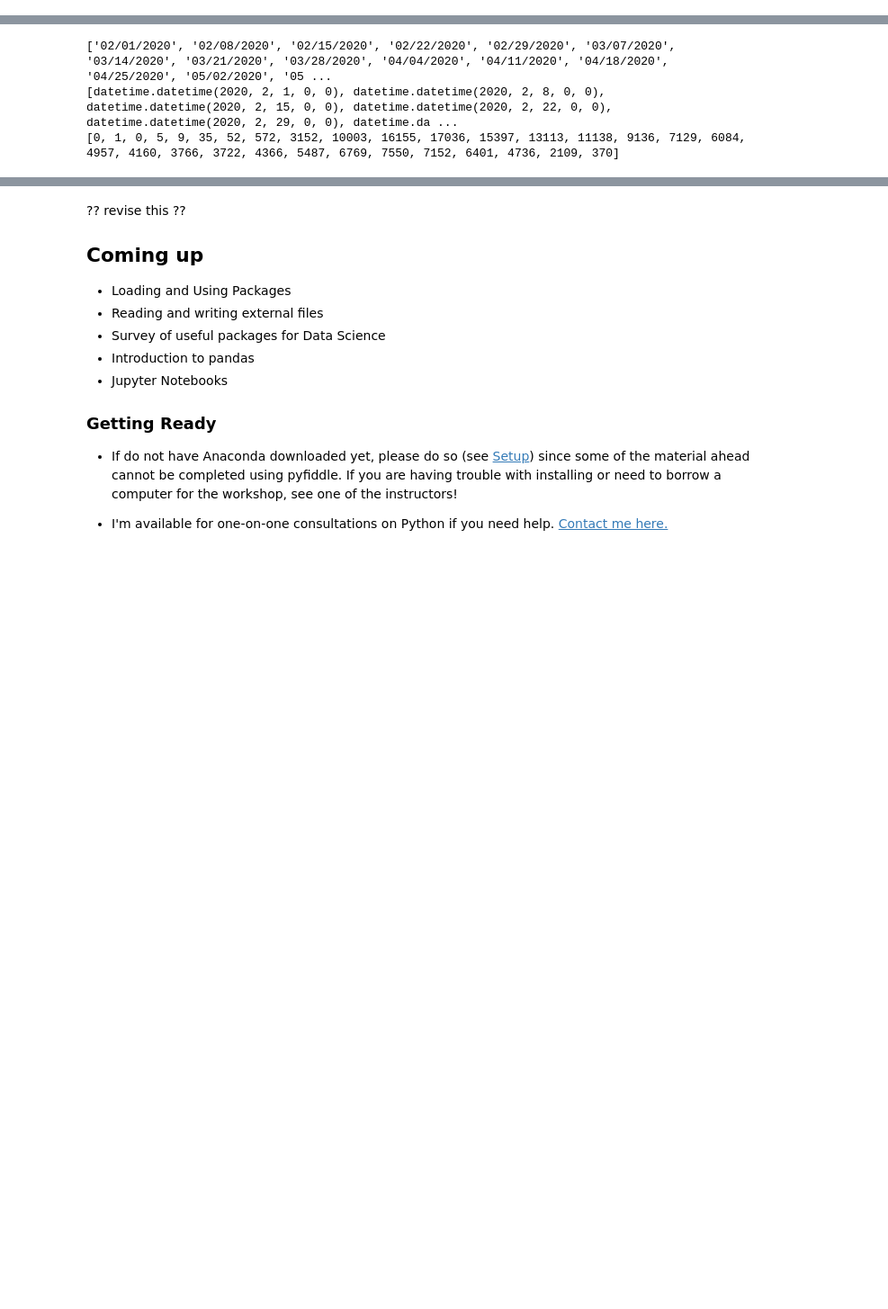
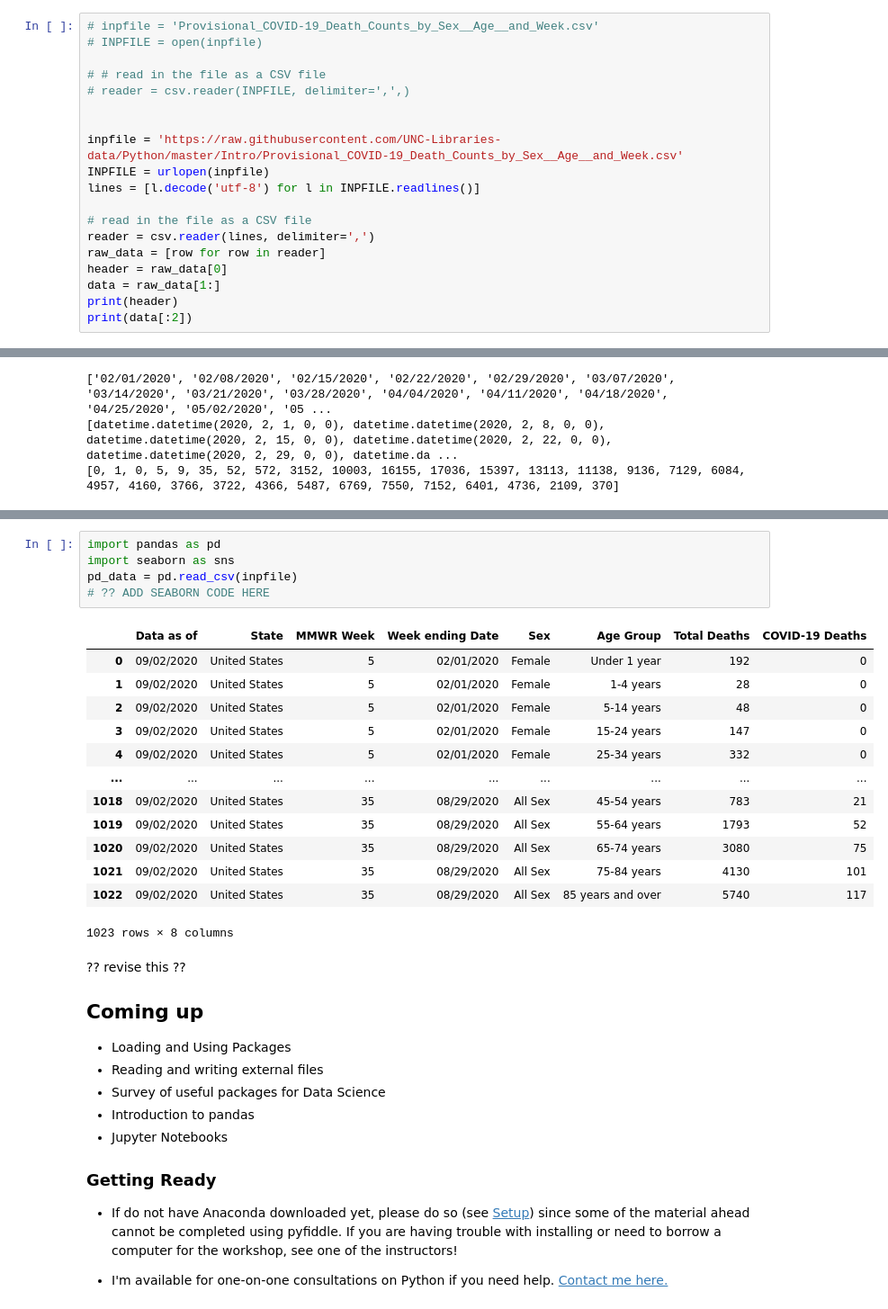
Before and after one commit to UNC-Libraries-data/Python, a Jupyter notebook: Intro/Introduction.fall2020.ipynb, the cells around one changed output, grey strips where cells are left out. Shown at 90% size. Drawn from its saved outputs; the diff is of its cells as text; blank space fills up the shorter version.

Commit message:
First review of intro

```diff
--- a/Intro/Introduction.fall2020.ipynb
+++ b/Intro/Introduction.fall2020.ipynb
@@ -827,0 +802,19 @@ reader = csv.reader(INPFILE, delimiter=',',)
+# %%
+# inpfile = 'Provisional_COVID-19_Death_Counts_by_Sex__Age__and_Week.csv'
+# INPFILE = open(inpfile)
+
+# # read in the file as a CSV file
+# reader = csv.reader(INPFILE, delimiter=',',)
+
+
+inpfile = 'https://raw.githubusercontent.com/UNC-Libraries-data/Python/master/Intro/Provisional_COVID-19_Death_Counts_by_Sex__Age__and_Week.csv'
+INPFILE = urlopen(inpfile)
+lines = [l.decode('utf-8') for l in INPFILE.readlines()]
+
+# read in the file as a CSV file
+reader = csv.reader(lines, delimiter=',')
+raw_data = [row for row in reader]
+header = raw_data[0]
+data = raw_data[1:]
+print(header)
+print(data[:2])
@@ -919,6 +912,25 @@ plt.rcParams['figure.figsize'] = [12,4]
 plt.show()
 # %% [output]
 [figure]
+# %%
+import pandas as pd
+import seaborn as sns
+pd_data = pd.read_csv(inpfile)
+# ?? ADD SEABORN CODE HERE
+# %% [output]
+|  | Data as of | State | MMWR Week | Week ending Date | Sex | Age Group | Total Deaths | COVID-19 Deaths |
+| 0 | 09/02/2020 | United States | 5 | 02/01/2020 | Female | Under 1 year | 192 | 0 |
+| 1 | 09/02/2020 | United States | 5 | 02/01/2020 | Female | 1-4 years | 28 | 0 |
+| 2 | 09/02/2020 | United States | 5 | 02/01/2020 | Female | 5-14 years | 48 | 0 |
+| 3 | 09/02/2020 | United States | 5 | 02/01/2020 | Female | 15-24 years | 147 | 0 |
+| 4 | 09/02/2020 | United States | 5 | 02/01/2020 | Female | 25-34 years | 332 | 0 |
+| ... | ... | ... | ... | ... | ... | ... | ... | ... |
+| 1018 | 09/02/2020 | United States | 35 | 08/29/2020 | All Sex | 45-54 years | 783 | 21 |
+| 1019 | 09/02/2020 | United States | 35 | 08/29/2020 | All Sex | 55-64 years | 1793 | 52 |
+| 1020 | 09/02/2020 | United States | 35 | 08/29/2020 | All Sex | 65-74 years | 3080 | 75 |
+| 1021 | 09/02/2020 | United States | 35 | 08/29/2020 | All Sex | 75-84 years | 4130 | 101 |
+| 1022 | 09/02/2020 | United States | 35 | 08/29/2020 | All Sex | 85 years and over | 5740 | 117 |
+1023 rows × 8 columns
 # %% [markdown]
 
 
```
Also changed, not shown: parts of 12 cells of this notebook.
